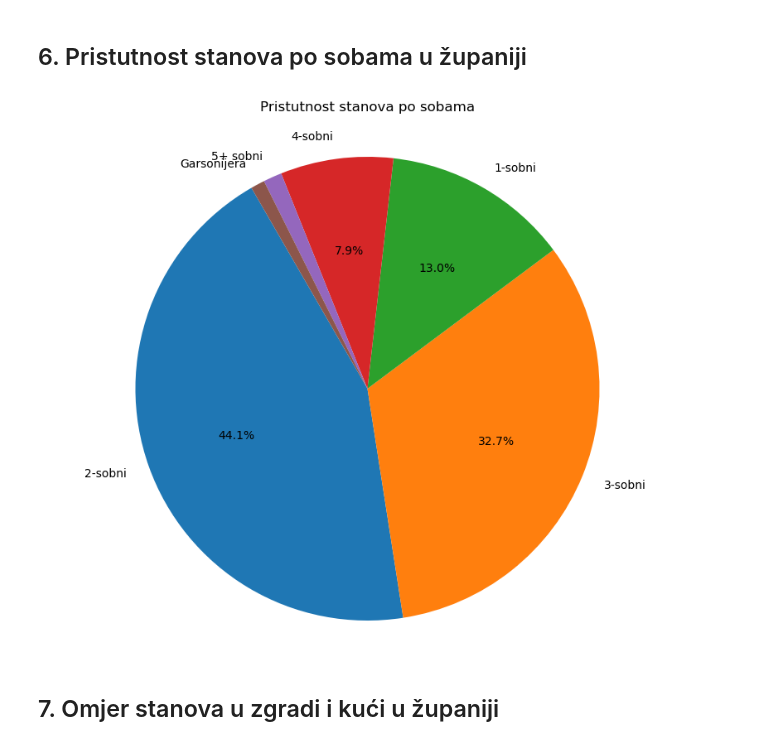
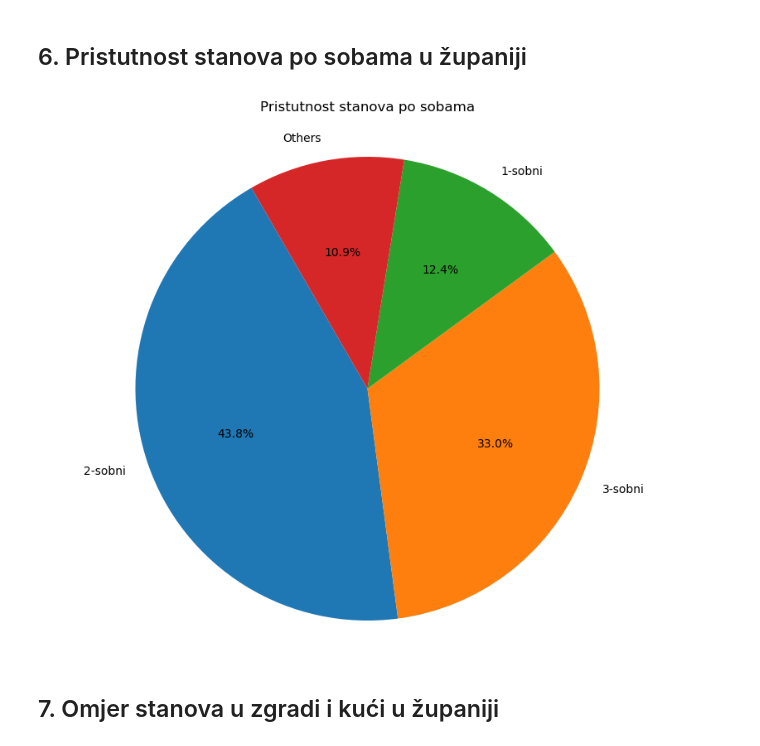
Before and after one commit to ikojun00/njuskalo-web-scraper, a Jupyter notebook: proba.ipynb, the cells around one changed output. Saved outputs shown, nothing was run; the diff lists cells and outputs as text; code cells hidden in the pictures.

```diff
--- a/proba.ipynb
+++ b/proba.ipynb
@@ -74,16 +77,18 @@ plt.show()
 # %%
 number_of_rooms_counts = df['Number of rooms'].value_counts()
 total_occurrences = number_of_rooms_counts.sum()
 
-percentage_occurrences = (number_of_rooms_counts / total_occurrences) * 100
+top_three = number_of_rooms_counts.head(3)
+others_percentage = number_of_rooms_counts[3:].sum()
+percentage_occurrences = pd.concat([top_three, pd.Series([others_percentage], index=['Others'])])
 
 plt.figure(figsize=(10, 8))
 plt.pie(percentage_occurrences, labels=percentage_occurrences.index, autopct=lambda p: '{:.1f}%'.format(p) if p >= 2 else '', startangle=120)
 plt.axis('equal')
 plt.title('Pristutnost stanova po sobama', pad=20)
 plt.show()
 # %% [output]
-[figure, old version]
+[figure, new version]
 # %% [markdown]
 ## 7. Omjer stanova u zgradi i kući u županiji
 # %%
```
Also changed, not shown: parts of 6 cells of this notebook, 6 other files.
